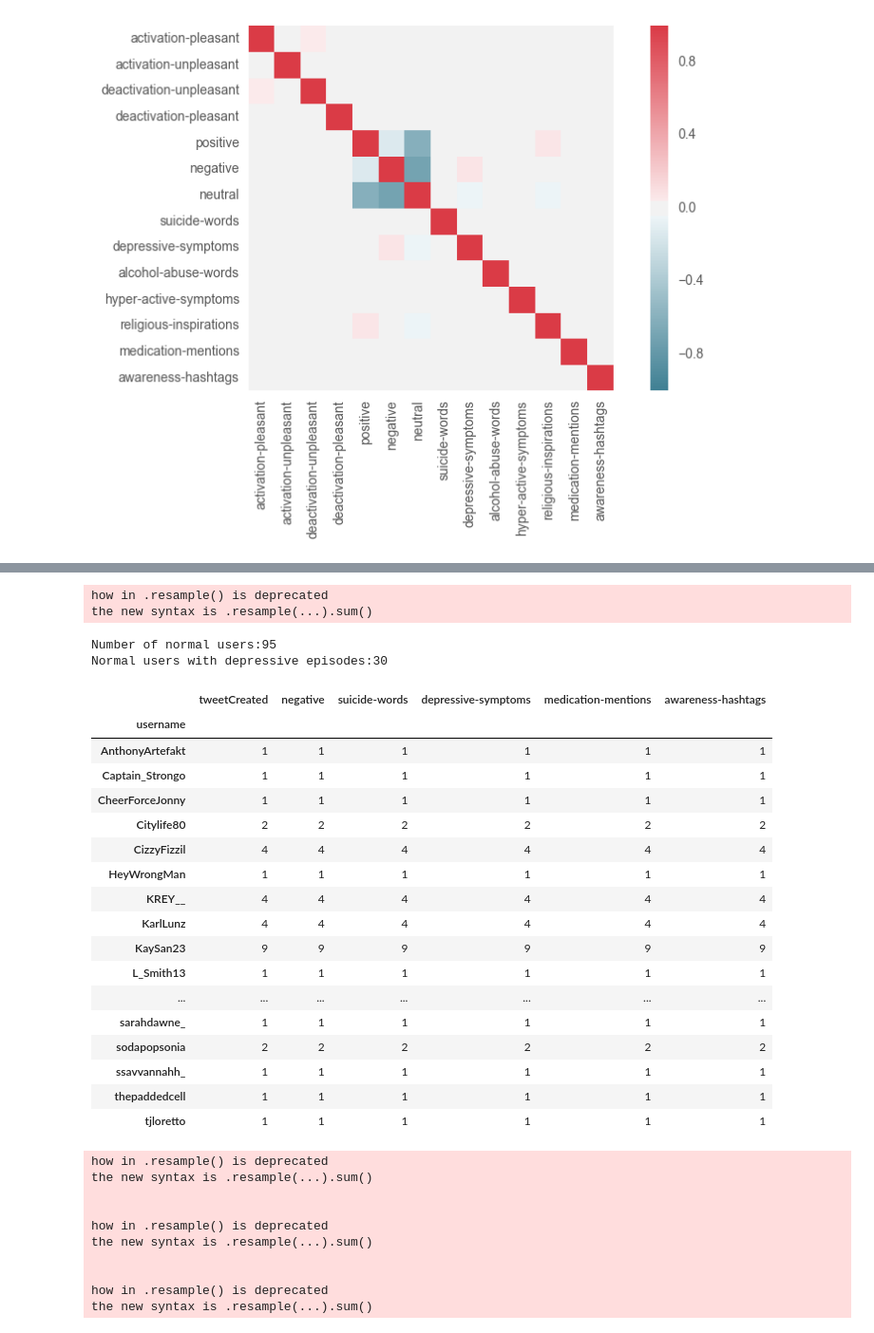
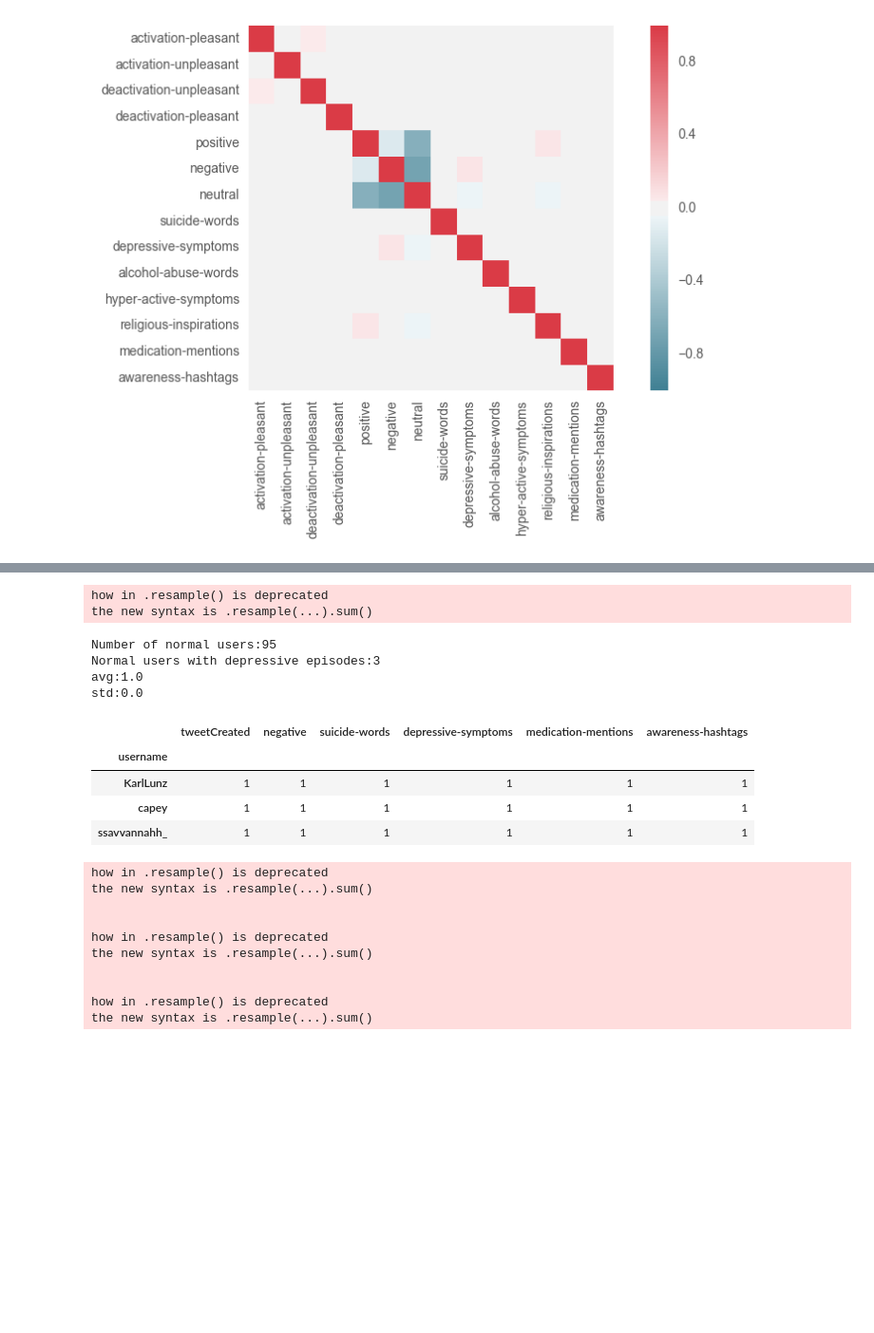
Before and after one commit to nweat/mental-health-research, a Jupyter notebook: patient_tweet_analysis/jupyter_stats/normal_user_feature_labelling.ipynb, the cells around one changed output, grey strips where cells are left out. Shown at 95% size. Drawn from its saved outputs; the diff is of its cells as text; code cells hidden in the pictures; blank space fills up the shorter version.

```diff
--- a/patient_tweet_analysis/jupyter_stats/normal_user_feature_labelling.ipynb
+++ b/patient_tweet_analysis/jupyter_stats/normal_user_feature_labelling.ipynb
@@ -1160,52 +1255,42 @@ Normal users with depressive episodes:0
 # %%
 #format_for_clustering_users = keywordLabelled[['username', 'positive', 'negative', 'neutral']]
 #format_for_clustering_users = format_for_clustering_users.groupby('username', as_index=False).sum() #.agg({'positive':['mean']})
 #format_for_clustering_users.head(5)
 #features_to_explore.resample('2W').mean()
 
 #'deactivation-unpleasant','activation-unpleasant',
 explore_episodes = features_to_explore[['username','tweetCreated','negative','suicide-words',
                                       'depressive-symptoms','medication-mentions','awareness-hashtags']]
 
 explore_episodes = explore_episodes.set_index('tweetCreated')# reset_index
 explore_episodes.index = pd.to_datetime(explore_episodes.index)
 explore_episodes = explore_episodes.groupby('username').apply(
     lambda explore_episodes: explore_episodes.resample('2W',how='sum')) # try different time levels
 explore_episodes = explore_episodes.reset_index()
 
 threshold = 10
 #define depressive episode as having atleast 5 negative tweets and 1 depressive symptom mention within a period of 2 weeks
-explore_depressive_episodes = explore_episodes.loc[(explore_episodes['negative'] > threshold) & (explore_episodes['depressive-symptoms'] > 1)] # & (explore_episodes['depressive-symptoms'] > 1)
+explore_depressive_episodes = explore_episodes.loc[(explore_episodes['negative'] > threshold) & (explore_episodes['suicide-words'] > 1)] # & (explore_episodes['depressive-symptoms'] > 1)
 explore_depressive_episodes.head(5)
 
 print 'Number of normal users:' + str(len(explore_episodes.groupby('username')))
 explore_depressive_episodes = explore_depressive_episodes.groupby('username').count()
 print 'Normal users with depressive episodes:' + str(len(explore_depressive_episodes))
-# get average
+print 'avg:' + str(explore_depressive_episodes['negative'].mean())
+print 'std:' + str(explore_depressive_episodes['negative'].std())
 explore_depressive_episodes
 # %% [output]
 how in .resample() is deprecated
 the new syntax is .resample(...).sum()
 Number of normal users:95
-Normal users with depressive episodes:30
+Normal users with depressive episodes:3
+avg:1.0
+std:0.0
 |  | tweetCreated | negative | suicide-words | depressive-symptoms | medication-mentions | awareness-hashtags |
 | username |  |  |  |  |  |  |
-| AnthonyArtefakt | 1 | 1 | 1 | 1 | 1 | 1 |
-| Captain_Strongo | 1 | 1 | 1 | 1 | 1 | 1 |
-| CheerForceJonny | 1 | 1 | 1 | 1 | 1 | 1 |
-| Citylife80 | 2 | 2 | 2 | 2 | 2 | 2 |
-| CizzyFizzil | 4 | 4 | 4 | 4 | 4 | 4 |
-| HeyWrongMan | 1 | 1 | 1 | 1 | 1 | 1 |
-| KREY__ | 4 | 4 | 4 | 4 | 4 | 4 |
-| KarlLunz | 4 | 4 | 4 | 4 | 4 | 4 |
-| KaySan23 | 9 | 9 | 9 | 9 | 9 | 9 |
-| L_Smith13 | 1 | 1 | 1 | 1 | 1 | 1 |
-| ... | ... | ... | ... | ... | ... | ... |
-| sarahdawne_ | 1 | 1 | 1 | 1 | 1 | 1 |
-| sodapopsonia | 2 | 2 | 2 | 2 | 2 | 2 |
+| KarlLunz | 1 | 1 | 1 | 1 | 1 | 1 |
+| capey | 1 | 1 | 1 | 1 | 1 | 1 |
 | ssavvannahh_ | 1 | 1 | 1 | 1 | 1 | 1 |
-| thepaddedcell | 1 | 1 | 1 | 1 | 1 | 1 |
-| tjloretto | 1 | 1 | 1 | 1 | 1 | 1 |
 # %%
 ### DEPRESSIVE MOOD MOST OF DAY
 # how many 1 hour periods have more than 5 negative tweets
```
Also changed, not shown: parts of 7 cells of this notebook, 1 other file.
